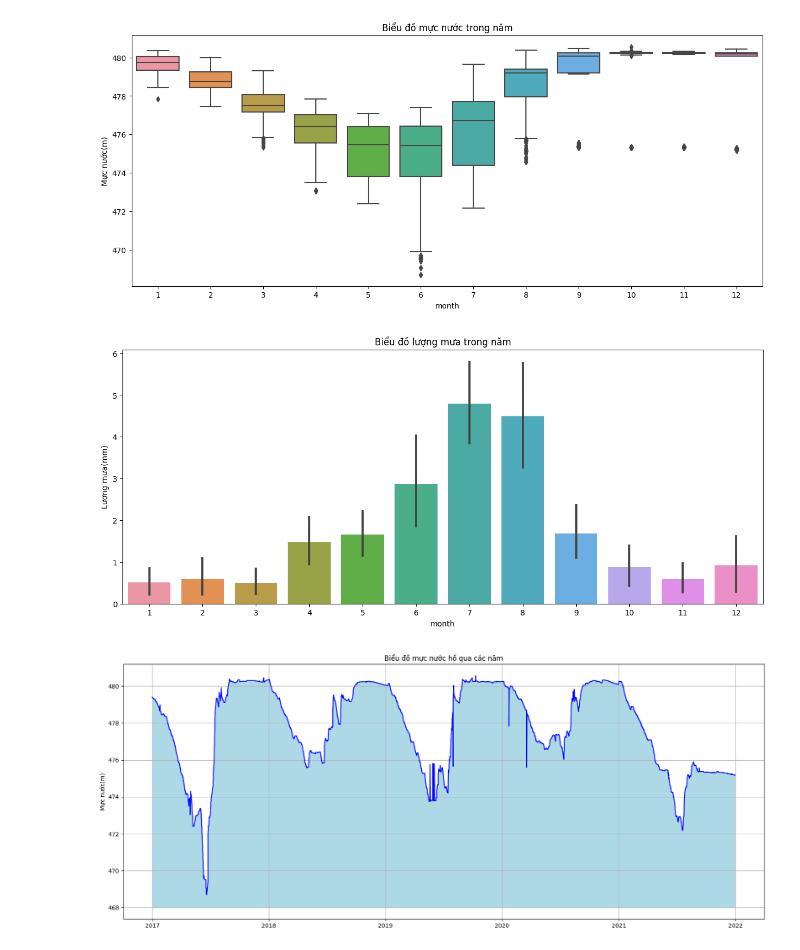
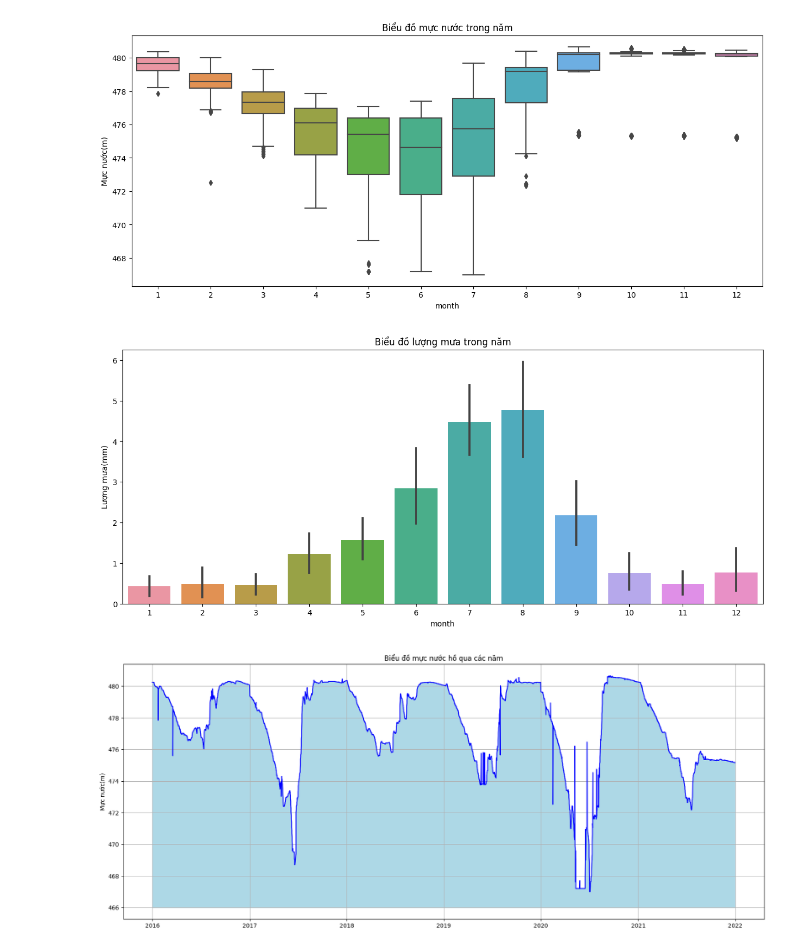
Before and after one commit to Hantuna8459/WaterLevelPrediction_SelectingModel, a Jupyter notebook: DataPreparation.ipynb, the cells around one changed output. Cells and saved outputs as stored; diff of their text form; code cells hidden in the pictures.

```diff
--- a/DataPreparation.ipynb
+++ b/DataPreparation.ipynb
@@ -9,6 +9,6 @@ color_pal =  sns.color_palette()
 
 dataroot = '../WaterLevelPredction_SelectingModel//Data/'
 # %%
-df=pd.read_csv(dataroot + 'WaterLevelData_ver3.csv')
-df.info
+df=pd.read_csv(dataroot + 'WaterLevelData_ver4.csv')
+df.info()
 # %% [output]
@@ -48,6 +43,7 @@ df.precipitation.fillna(0, inplace=True)
 # %%
 le = LabelEncoder()
 df['sluice_status'] = le.fit_transform(df['sluice_status'])
+df['hour'] = le.fit_transform(df['hour'])
 # %%
 df['date'] = pd.to_datetime(df[['year', 'month', 'day']])
 # %%
@@ -73,7 +69,7 @@ plt.title('Biểu đồ mực nước trong năm')
 plt.ylabel('Mực nước(m)')
 plt.show()
 # %% [output]
-[figure, old version]
+[figure, new version]
 # %%
 plt.figure(figsize=(15, 6))
 sns.barplot(x='month', y='precipitation', data=df)
@@ -81,22 +77,22 @@ plt.title('Biểu đồ lượng mưa trong năm')
 plt.ylabel('Lượng mưa(mm)')
 plt.show()
 # %% [output]
-[figure, old version]
+[figure, new version]
 # %%
 plt.figure(figsize=(20,8))
 
 plt.title('Biểu đồ mực nước hồ qua các năm')
 
 plt.plot(df['date'], df['water_level'], color='blue')
 
-plt.fill_between(df['date'], 468, df['water_level'],color='lightblue')
+plt.fill_between(df['date'], 466, df['water_level'],color='lightblue')
 
 plt.ylabel('Mực nước(m)')
 
 plt.grid()
 plt.show()
 # %% [output]
-[figure, old version]
+[figure, new version]
 # %%
 plt.figure(figsize=(20,8))
 
```
Also changed, not shown: parts of 5 cells of this notebook, 4 other files.
